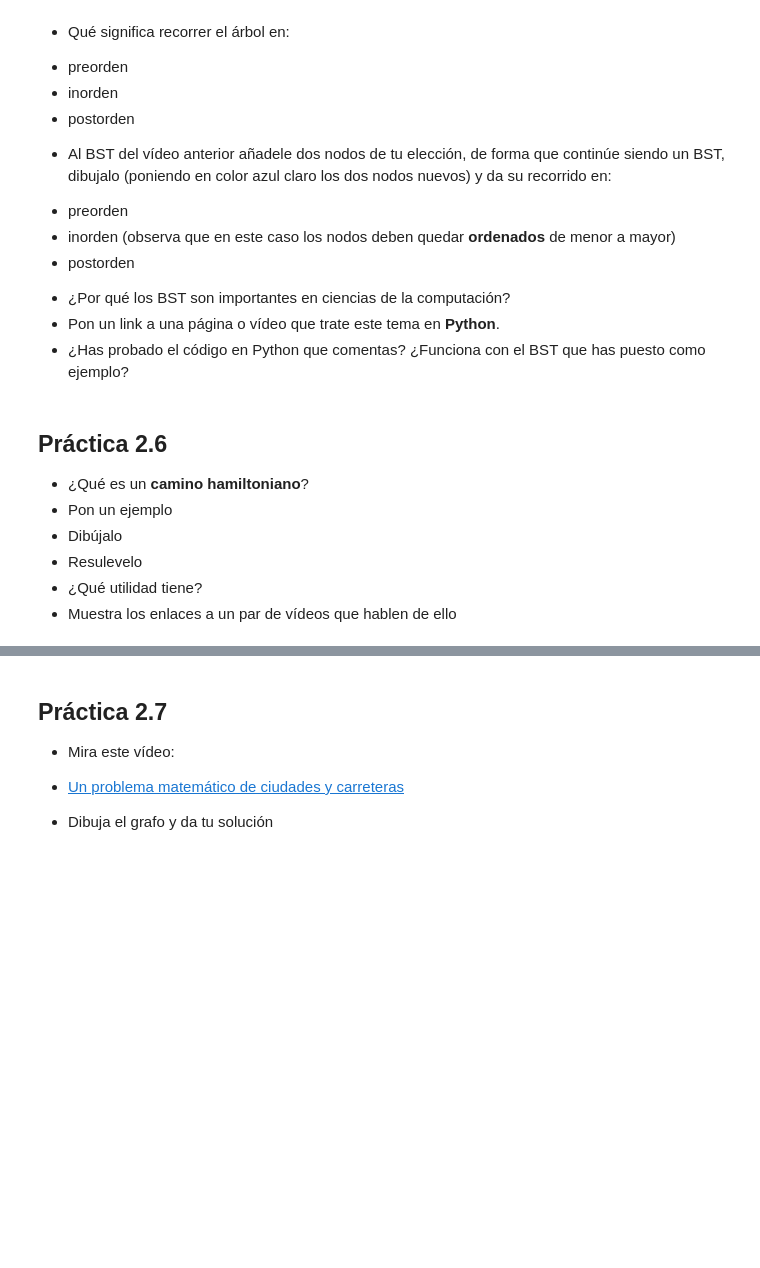
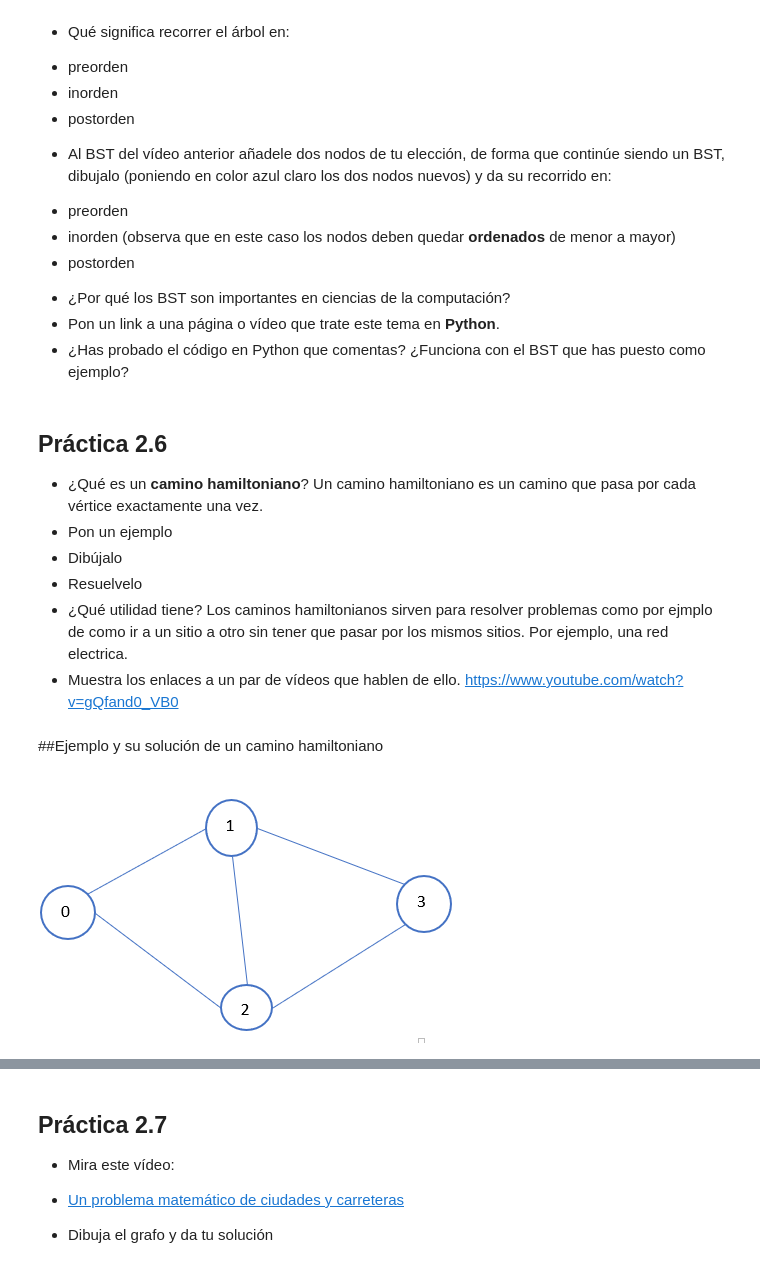
Before and after one commit to Alba004/Matematicas, a Jupyter notebook: grafos/practica_grafos.ipynb, the cells around one changed output, grey strips where cells are left out. Saved outputs shown, nothing was run; the diff lists cells and outputs as text; code cells hidden in the pictures; blank space fills up the shorter version.

```diff
--- a/grafos/practica_grafos.ipynb
+++ b/grafos/practica_grafos.ipynb
@@ -205,8 +239,18 @@ print(convert_to_matrix(lst))
 # %% [markdown]
 ## Práctica 2.6
 * ¿Qué es un **camino hamiltoniano**?
+Un camino hamiltoniano es un camino que pasa por cada vértice exactamente una vez.
 * Pon un ejemplo
 * Dibújalo
-* Resulevelo
+* Resuelvelo
 * ¿Qué utilidad tiene?
-* Muestra los enlaces a un par de vídeos que hablen de ello
+Los caminos hamiltonianos sirven para resolver problemas como por ejmplo de como ir a un sitio a otro sin tener que pasar por los mismos sitios. Por ejemplo, una red electrica.
+* Muestra los enlaces a un par de vídeos que hablen de ello.
+https://www.youtube.com/watch?v=gQfand0_VB0
+# %% [markdown]
+##Ejemplo y su solución de un camino hamiltoniano
+# %%
+from IPython.display import Image
+Image ("camino hamiltoniano.png")
+# %% [output]
+[figure, added]
```
Also changed, not shown: parts of 14 cells of this notebook.
